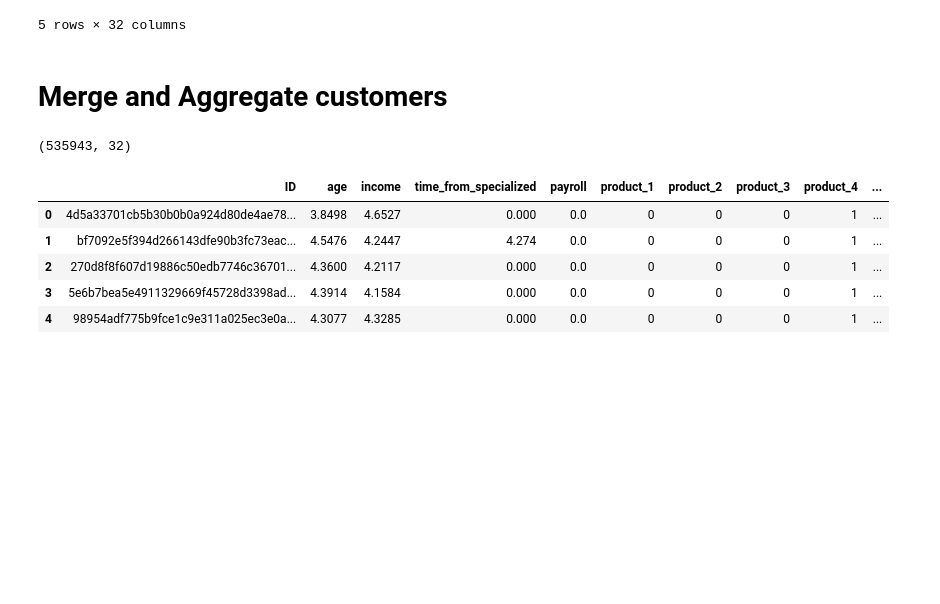
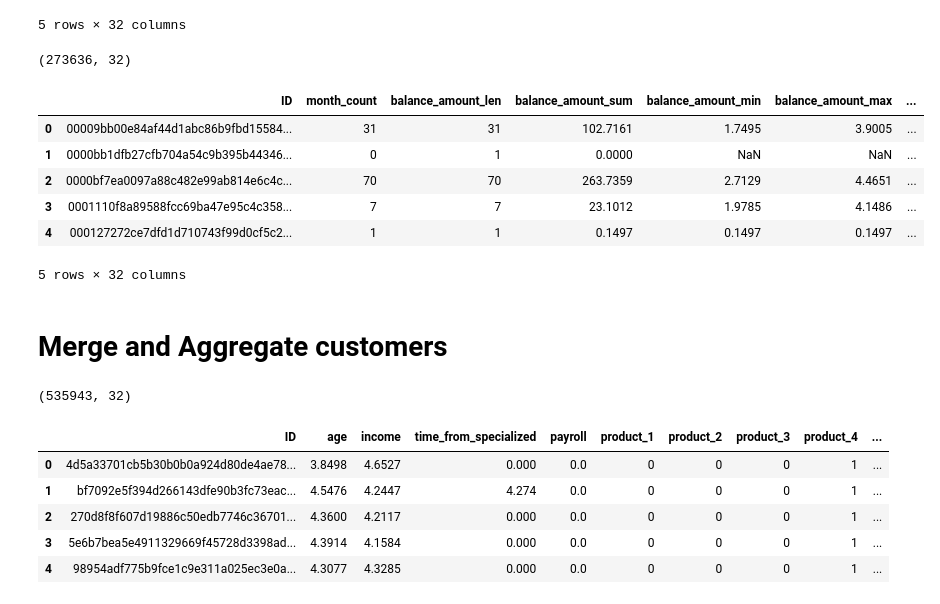
Before and after one commit to GonzaloVidalonV/Datathon2023, a Jupyter notebook: preprocess.ipynb, the cells around one changed output. Cells and saved outputs as stored; diff of their text form; code cells hidden in the pictures; blank space fills up the shorter version.

```diff
--- a/preprocess.ipynb
+++ b/preprocess.ipynb
@@ -46,6 +46,7 @@ universe_train = pd.read_csv("universe_train.csv")
 # %%
 # Merge universe_test with balances
 merged_train = pd.merge(left = universe_train, right = balances, on=['ID'], how='left', suffixes=['_universe,', '_balances'])
+merged_test = pd.merge(left = universe_test, right = balances, on=['ID'], how='left', suffixes=['_universe,', '_balances'])
 # %%
 # Dummy encode 'product' and 'entity' columns during aggregation
 dummy_product = pd.get_dummies(merged_train['product'], prefix='product')
@@ -83,6 +84,43 @@ balance_agg.head()
 | 3 | 000095b7b77ff622b2130f2d4bfa1e8d8... | 2 | 2 | 4.7712 | 2.3856 | 2.3856 | ... |
 | 4 | 0000a9728fc57abef25c2fc0424c9c907... | 37 | 37 | 150.1906 | 2.7285 | 4.9909 | ... |
 5 rows × 32 columns
+# %%
+# Dummy encode 'product' and 'entity' columns during aggregation
+dummy_product = pd.get_dummies(merged_test['product'], prefix='product')
+dummy_entity = pd.get_dummies(merged_test['entity'], prefix='entity')
+dummy_type = pd.get_dummies(merged_test['type'], prefix='type')
+merged_test_dummy = pd.concat([merged_test[['ID', 'month', 'balance_amount', 'days_default']], dummy_product, dummy_entity, dummy_type], axis=1)
+
+balance_agg_test = merged_test_dummy.groupby(['ID']).agg({
+    # Create aggregations as specified
+    'month': 'count',
+    'balance_amount': [len, sum, min, max, np.median, np.std],
+    'days_default': [len, sum, min, max, np.median, np.std],
+    # Dummification
+    # Select columns with a specific prefix (e.g., 'product_' or 'entity_') and sum them
+    **{col: 'sum' for col in merged_test_dummy.head().columns if col.startswith('product_')},
+    **{col: 'sum' for col in merged_test_dummy.head().columns if col.startswith('entity_')},
+    **{col: 'sum' for col in merged_test_dummy.head().columns if col.startswith('type_')}
+}).reset_index()
+
+# Display the aggregated DataFrame with single-level column headers
+balance_agg_test.columns = balance_agg_test.columns.map('_'.join)  # Join the multi-level column names with an underscore
+balance_agg_test.reset_index(drop=True, inplace=True)     # Reset the index and drop the old index
+
+# Rename the 'ID_' column to 'ID'
+balance_agg_test.rename(columns={'ID_': 'ID'}, inplace=True)
+
+print(balance_agg_test.shape)
+balance_agg_test.head()
+# %% [output]
+(273636, 32)
+|  | ID | month_count | balance_amount_len | balance_amount_sum | balance_amount_min | balance_amount_max | ... |
+| 0 | 00009bb00e84af44d1abc86b9fbd15584... | 31 | 31 | 102.7161 | 1.7495 | 3.9005 | ... |
+| 1 | 0000bb1dfb27cfb704a54c9b395b44346... | 0 | 1 | 0.0000 | NaN | NaN | ... |
+| 2 | 0000bf7ea0097a88c482e99ab814e6c4c... | 70 | 70 | 263.7359 | 2.7129 | 4.4651 | ... |
+| 3 | 0001110f8a89588fcc69ba47e95c4c358... | 7 | 7 | 23.1012 | 1.9785 | 4.1486 | ... |
+| 4 | 000127272ce7dfd1d710743f99d0cf5c2... | 1 | 1 | 0.1497 | 0.1497 | 0.1497 | ... |
+5 rows × 32 columns
 # %% [markdown]
 # Merge and Aggregate customers
 # %%
```
Also changed, not shown: parts of 19 cells of this notebook.
